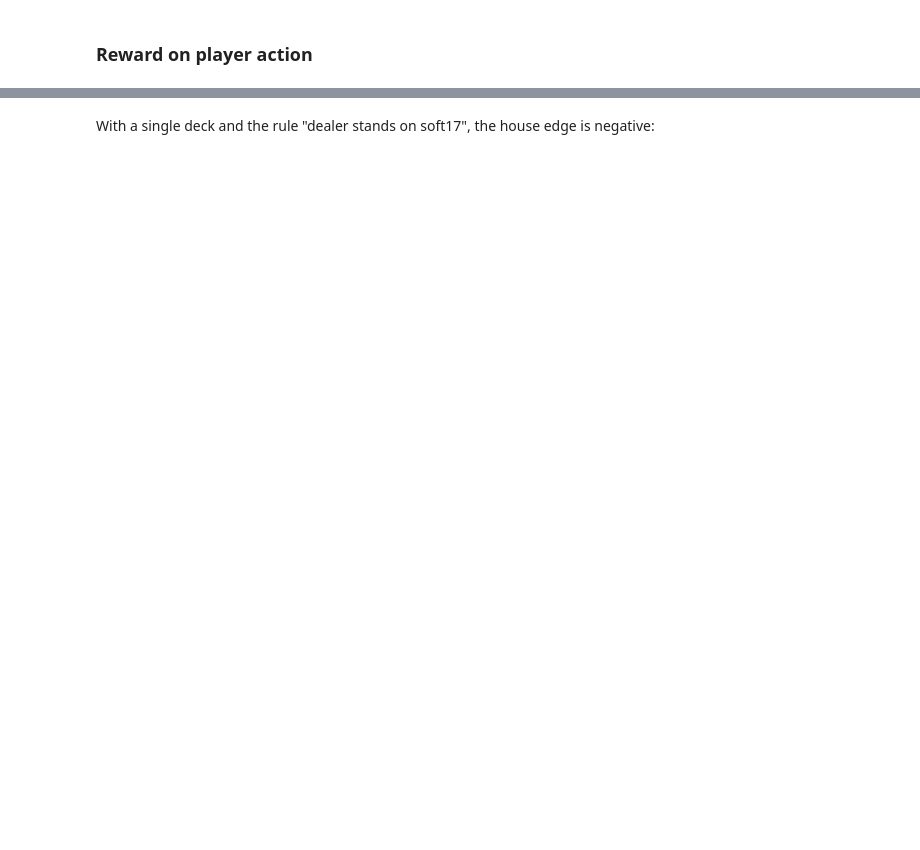
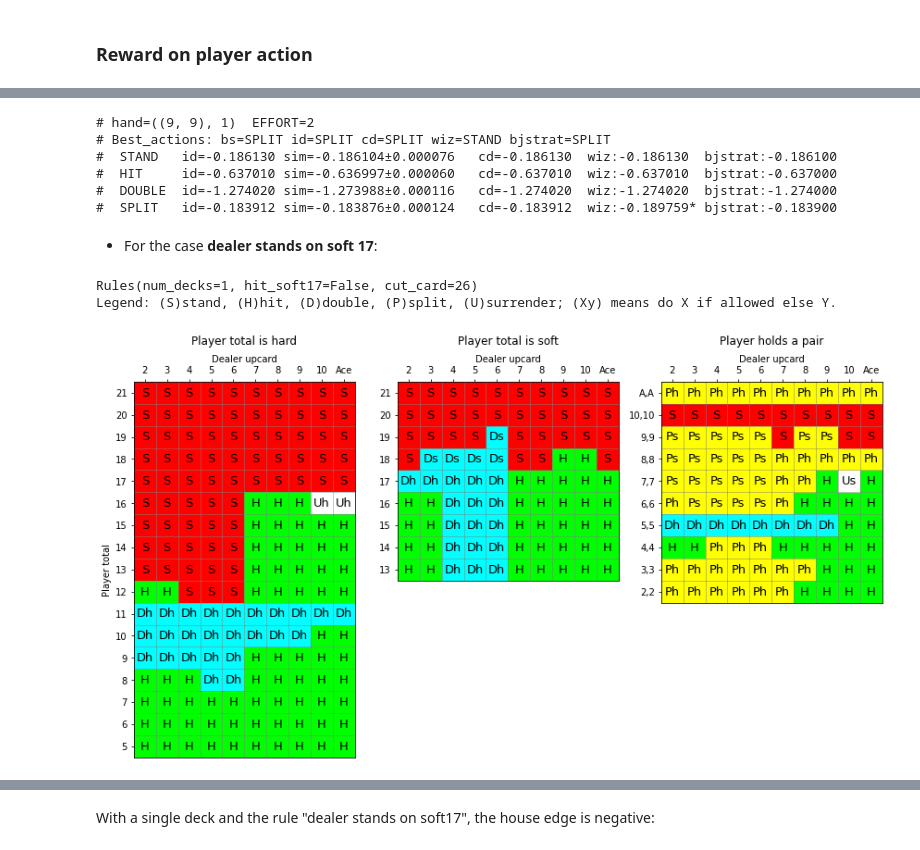
Before and after one commit to hhoppe/blackjack, a Jupyter notebook: blackjack.ipynb, the cells around one changed output, grey strips where cells are left out. Saved outputs shown, nothing was run; the diff lists cells and outputs as text; code cells hidden in the pictures; blank space fills up the shorter version.

```diff
--- a/blackjack.ipynb
+++ b/blackjack.ipynb
@@ -246,8 +810,2 @@ def two_cards_reproducing_total(player_total: int, player_soft: bool,
 # %% [markdown]
 ### Card probabilities
-# %%
-def card_probabilities(recent_cards: RecentCards,
-                       rules: Rules) -> Mapping[int, float]:
-  """Returns a mapping from card values (2-11) to their probabilities."""
-  # Reduce memory usage by recognizing that num_decks is the only field used.
-  return card_probabilities_helper(recent_cards, rules.num_decks)
@@ -1137,0 +3537,27 @@ House edge: 0.002%
+# %%
+analyze_hand(((9, 9), 1), Rules.make(num_decks=1))
+
+# hand=((9, 9), 1)  EFFORT=2
+# Best_actions: bs=SPLIT id=SPLIT cd=SPLIT wiz=STAND bjstrat=SPLIT
+#  STAND   id=-0.186130 sim=-0.186104±0.000076   cd=-0.186130  wiz:-0.186130  bjstrat:-0.186100
+#  HIT     id=-0.637010 sim=-0.636997±0.000060   cd=-0.637010  wiz:-0.637010  bjstrat:-0.637000
+#  DOUBLE  id=-1.274020 sim=-1.273988±0.000116   cd=-1.274020  wiz:-1.274020  bjstrat:-1.274000
+#  SPLIT   id=-0.183912 sim=-0.183876±0.000124   cd=-0.183912  wiz:-0.189759* bjstrat:-0.183900
+
+# We find SPLIT to be optimal when using basic strategy.  The rewards computed using the
+# initial-dependent probabilistic analysis (id) and Monte Carlo simulation (sim) are close to each
+# other and also to Bjstrat's hand calculator -- all showing SPLIT as optimal (by a small
+# margin).
+
+# We exactly match the Bjstrat SPLIT result.
+
+# The Wizard strategy table has SPLIT as the optimal basic-strategy action, whereas its hand
+# calculator has STAND as the optimal composition-dependent action, mostly because the computed
+# SPLIT reward differs significantly.
+# %% [output]
+# hand=((9, 9), 1)  EFFORT=2
+# Best_actions: bs=SPLIT id=SPLIT cd=SPLIT wiz=STAND bjstrat=SPLIT
+#  STAND   id=-0.186130 sim=-0.186104±0.000076   cd=-0.186130  wiz:-0.186130  bjstrat:-0.186100
+#  HIT     id=-0.637010 sim=-0.636997±0.000060   cd=-0.637010  wiz:-0.637010  bjstrat:-0.637000
+#  DOUBLE  id=-1.274020 sim=-1.273988±0.000116   cd=-1.274020  wiz:-1.274020  bjstrat:-1.274000
+#  SPLIT   id=-0.183912 sim=-0.183876±0.000124   cd=-0.183912  wiz:-0.189759* bjstrat:-0.183900
@@ -1137,0 +3578,11 @@ House edge: 0.002%
+# %% [markdown]
+- For the case **dealer stands on soft 17**:
+# %%
+if EFFORT >= 1:
+  show_basic_strategy_tables(Rules.make(num_decks=1, hit_soft17=False))
+  verify_action_tables(Rules.make(num_decks=1, hit_soft17=False),
+                       expected=EXPECTED_BASIC_STRATEGY_ACTION_1DECK_S17)
+# %% [output]
+Rules(num_decks=1, hit_soft17=False, cut_card=26)
+Legend: (S)stand, (H)hit, (D)double, (P)split, (U)surrender; (Xy) means do X if allowed else Y.
+[figure, added]
```
Also changed, not shown: parts of 414 cells of this notebook, 14 other files.
